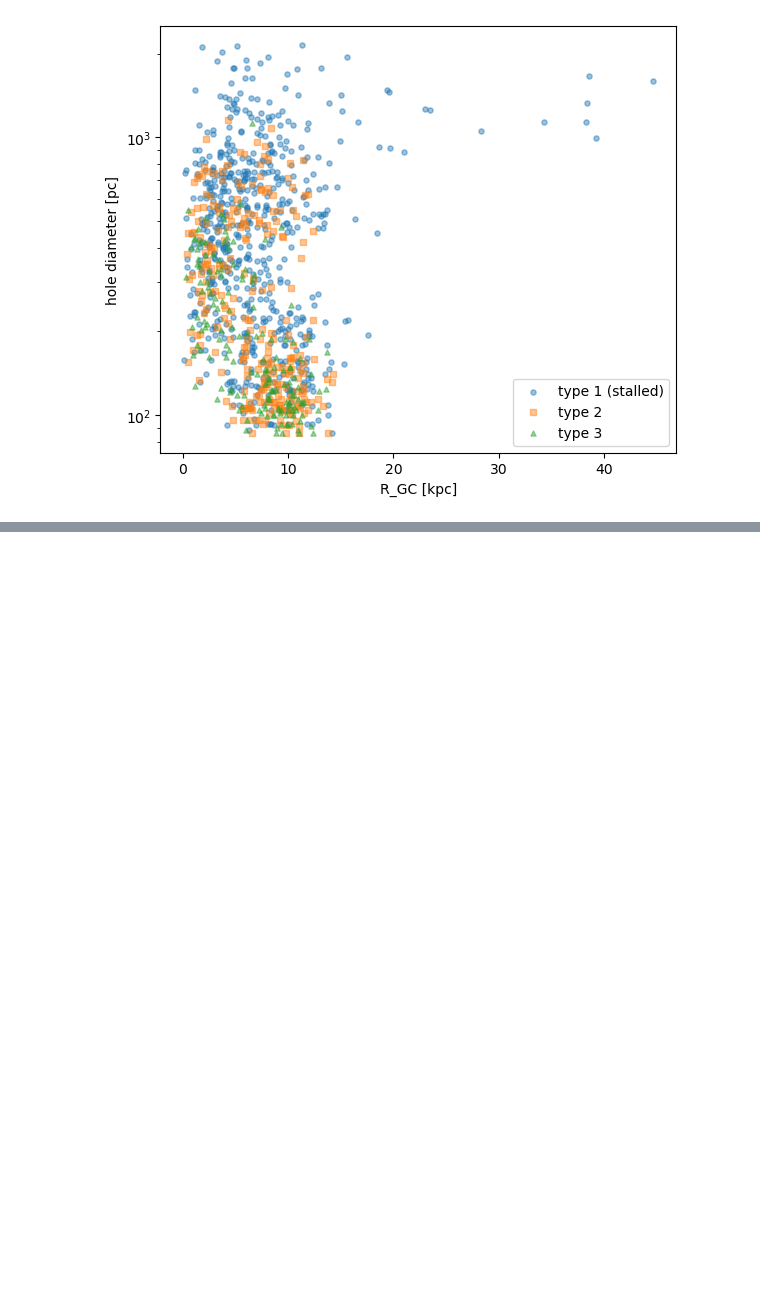
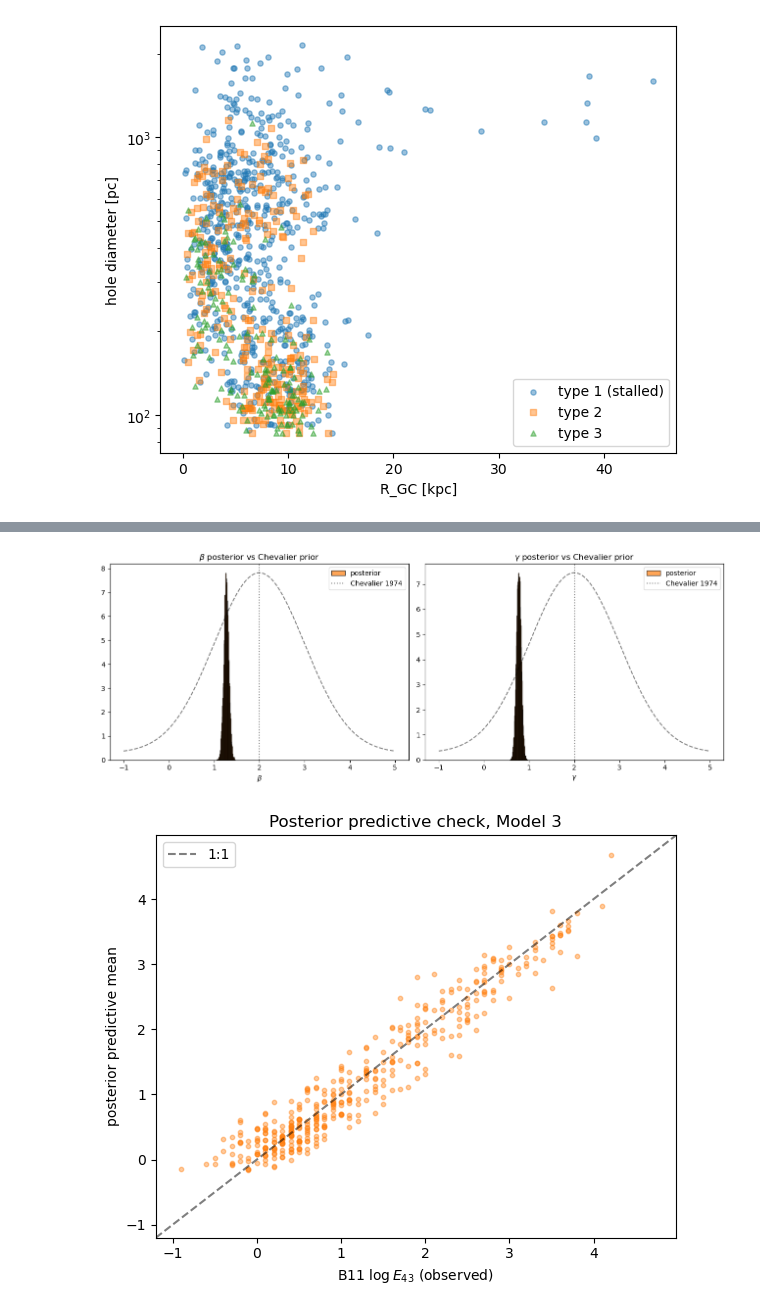
Before and after one commit to jorodgrz/HIShells, a Jupyter notebook: notebooks/01_explore_catalog.ipynb, the cells around one changed output, grey strips where cells are left out. Drawn from its saved outputs; the diff is of its cells as text; code cells hidden in the pictures; blank space fills up the shorter version.

```diff
--- a/notebooks/01_explore_catalog.ipynb
+++ b/notebooks/01_explore_catalog.ipynb
@@ -122,0 +338,10 @@ fig.tight_layout()
+# %%
+key3 = hash_dataframe(
+    logo_holes[['galaxy_id', 'hole_type', 'diameter_pc', 'vexp_kms', 'log_E_J43']],
+    DRAWS, SEED, tuple(LOGO_GALAXIES_19),
+)
+idata3 = cached_fit(
+    CACHE_DIR, 'chevalier', key3,
+    lambda: fit_chevalier(logo_holes, galaxy_ids=LOGO_GALAXIES_19, draws=DRAWS, seed=SEED),
+)
+az.summary(idata3, var_names=['alpha', 'beta', 'gamma', 'sigma', 'tau_galaxy']).round(3)
@@ -122,0 +355,37 @@ fig.tight_layout()
+# %%
+fig, axes = plt.subplots(1, 2, figsize=(13, 5))
+beta = idata3.posterior['beta'].values.flatten()
+gamma = idata3.posterior['gamma'].values.flatten()
+prior_x = np.linspace(-1, 5, 200)
+prior_pdf = np.exp(-0.5 * (prior_x - 2.0) ** 2)  # unnormalised N(2,1) shape
+prior_pdf /= prior_pdf.max()
+
+for ax, samples, name in zip(axes, [beta, gamma], [r'$\beta$', r'$\gamma$']):
+    ax.hist(samples, bins=60, density=True, alpha=0.7, color='tab:orange',
+            edgecolor='k', label='posterior')
+    ax2 = ax.twinx()
+    ax2.plot(prior_x, prior_pdf, 'k--', alpha=0.5, label=r'prior $\mathcal{N}(2,1)$')
+    ax2.set_yticks([])
+    ax.axvline(2.0, color='k', ls=':', alpha=0.5, label='Chevalier 1974')
+    ax.set_xlabel(name)
+    ax.set_title(f'{name} posterior vs Chevalier prior')
+    ax.legend(loc='upper right')
+fig.tight_layout()
+
+ppc = idata3.posterior_predictive['log_E']
+obs = idata3.observed_data['log_E']
+ppc_mean = ppc.mean(dim=('chain', 'draw')).values
+fig, ax = plt.subplots(figsize=(6, 5))
+ax.scatter(obs.values, ppc_mean, s=10, alpha=0.4, color='tab:orange')
+lim = (min(obs.min(), ppc_mean.min()) - 0.3, max(obs.max(), ppc_mean.max()) + 0.3)
+ax.plot(lim, lim, 'k--', alpha=0.5, label='1:1')
+ax.set_xlabel(r'B11 $\log E_{43}$ (observed)')
+ax.set_ylabel('posterior predictive mean')
+ax.set_xlim(lim)
+ax.set_ylim(lim)
+ax.set_title('Posterior predictive check, Model 3')
+ax.legend()
+fig.tight_layout()
+# %% [output]
+[figure, added]
+[figure, added]
```
Also changed, not shown: parts of 20 cells of this notebook, 4 other files.
